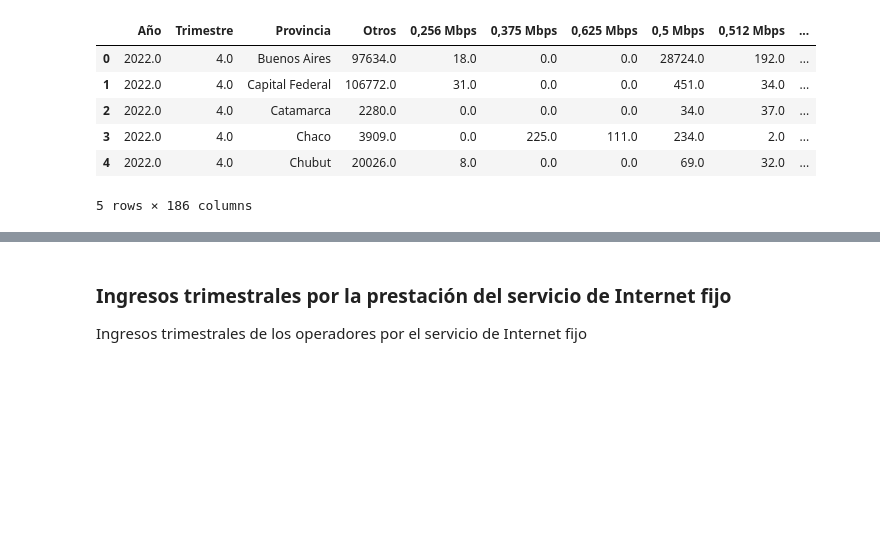
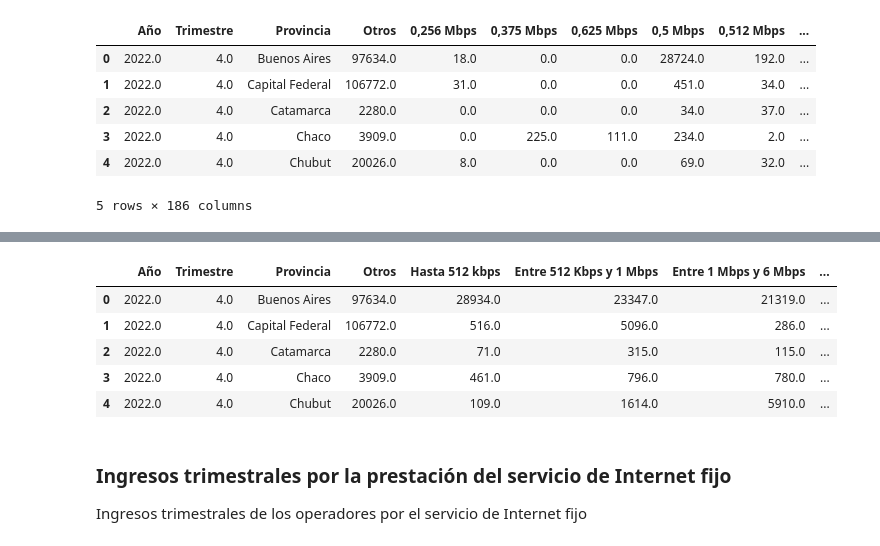
Before and after one commit to CarlosHadla/Proyecto-Telecomunicaciones-Carlos-Hadla, a Jupyter notebook: ETLySeleccionDeDatos.ipynb, the cells around one changed output, grey strips where cells are left out. Cells and saved outputs as stored; diff of their text form; code cells hidden in the pictures; blank space fills up the shorter version.

```diff
--- a/ETLySeleccionDeDatos.ipynb
+++ b/ETLySeleccionDeDatos.ipynb
@@ -471,3 +478,38 @@ prov_dis_accesos_todo_vel_bajada.head()
+# %%
+# Define los rangos de velocidad
+columnas2=['Año','Trimestre','Provincia','Otros', "Hasta 512 kbps",
+    "Entre 512 Kbps y 1 Mbps",
+    "Entre 1 Mbps y 6 Mbps",
+    "Entre 6 Mbps y 10 Mbps",
+    "Entre 20 Mbps y 30 Mbps",
+    "Entre 30 Mbps y 50 Mbps",
+    "Entre 50 Mbps y 100 Mbps",
+    "Entre 100 Mbps y 200 Mbps",
+    "Entre 200 Mbps y 500 Mbps",
+    "Más de 500 Mbps"]
+rangos_velocidad = {
+    "Hasta 512 kbps": ["0,256 Mbps", "0,375 Mbps", "0,5 Mbps", "0,512 Mbps"],
+    "Entre 512 Kbps y 1 Mbps": ["0,625 Mbps", "0,75 Mbps", "1 Mbps", "1,2 Mbps", "1,25 Mbps"],
+    "Entre 1 Mbps y 6 Mbps": ["1,5 Mbps", "2 Mbps", "2,2 Mbps", "2,5 Mbps", "6,7 Mbps"],
+    "Entre 6 Mbps y 10 Mbps": ["3 Mbps", "3,2 Mbps", "3,3 Mbps", "3,5 Mbps", "4 Mbps", "4,5 Mbps", "5 Mbps", "6 Mbps", "6,4 Mbps"],
+    "Entre 10 Mbps y 20 Mbps": ["7 Mbps", "7,5 Mbps", "8 Mbps", "9 Mbps", "10 Mbps", "10,2 Mbps", "10,6 Mbps", "11 Mbps", "12 Mbps", "12,3 Mbps", "13 Mbps", "14 Mbps", "15 Mbps", "16 Mbps", "17 Mbps", "18 Mbps", "19 Mbps", "20 Mbps", "20,5 Mbps"],
+    "Entre 20 Mbps y 30 Mbps": ["21 Mbps", "22 Mbps", "23 Mbps", "24 Mbps", "25 Mbps", "25,1 Mbps", "25,11 Mbps", "25,5 Mbps", "26 Mbps", "27 Mbps", "28 Mbps", "29 Mbps", "30 Mbps"],
+    "Entre 30 Mbps y 50 Mbps": ["31 Mbps", "32 Mbps", "34 Mbps", "35 Mbps", "36 Mbps", "37 Mbps", "38 Mbps", "39 Mbps", "40 Mbps", "41 Mbps", "45 Mbps", "46 Mbps", "47 Mbps", "48 Mbps", "49 Mbps", "50 Mbps", "50,1 Mbps", "51 Mbps", "50,25 Mbps", "52 Mbps"],
+    "Entre 50 Mbps y 100 Mbps": ["54 Mbps", "55 Mbps", "56 Mbps", "58 Mbps", "59 Mbps", "60 Mbps", "61 Mbps", "62 Mbps", "63 Mbps", "64 Mbps", "65 Mbps", "66 Mbps", "67 Mbps", "68 Mbps", "70 Mbps", "71 Mbps", "75 Mbps", "77 Mbps", "78 Mbps", "80 Mbps", "81 Mbps", "83 Mbps", "82 Mbps", "86 Mbps","84 Mbps", "85 Mbps", "90 Mbps", "91 Mbps", "92 Mbps", "95 Mbps", "98 Mbps", "100 Mbps"],
+    "Entre 100 Mbps y 200 Mbps": ["100,25 Mbps", "105 Mbps", "109 Mbps","110 Mbps", "120 Mbps", "122 Mbps", "125 Mbps", "126 Mbps", "127 Mbps", "128 Mbps", "130 Mbps", "131 Mbps", "134 Mbps", "137 Mbps", "140 Mbps", "145 Mbps", "150 Mbps", "157 Mbps", "158 Mbps","160 Mbps", "164 Mbps", "165 Mbps", "180 Mbps", "200 Mbps"],
+    "Entre 200 Mbps y 500 Mbps": ["203 Mbps", "212 Mbps", "220 Mbps", "225 Mbps", "234 Mbps", "240 Mbps", "250 Mbps", "256 Mbps", "270 Mbps", "275 Mbps", "300 Mbps", "320 Mbps", "325 Mbps", "330 Mbps", "340 Mbps", "350 Mbps", "380 Mbps", "384 Mbps", "400 Mbps", "450 Mbps", "473 Mbps", "480 Mbps", "500 Mbps"],
+    "Más de 500 Mbps": ["512 Mbps", "520 Mbps", "540 Mbps", "600 Mbps", "640 Mbps", "680 Mbps", "700 Mbps", "768 Mbps", "800 Mbps", "850 Mbps", "900 Mbps", "945 Mbps", "950 Mbps", "1000 Mbps", "1024 Mbps", "1075 Mbps", "1536 Mbps", "2000 Mbps", "2048 Mbps", "2529 Mbps", "3072 Mbps", "4000 Mbps", "5000 Mbps", "5125 Mbps", "6000 Mbps", "7000 Mbps", "8000 Mbps", "10000 Mbps"]
+}
+
+# Agrupa y suma las columnas según los rangos de velocidad
+for rango, columnas in rangos_velocidad.items():
+    prov_dis_accesos_todo_vel_bajada[rango] = prov_dis_accesos_todo_vel_bajada[columnas].sum(axis=1)
+
+# Elimina las columnas originales de velocidad
+prov_dis_accesos_todo_vel_bajada = prov_dis_accesos_todo_vel_bajada.drop(columns=columnas)
+
+
+prov_dis_accesos_todo_vel_bajada=prov_dis_accesos_todo_vel_bajada[columnas2]
 # %%
 prov_dis_accesos_todo_vel_bajada.info()
 # %% [output]
@@ -479,3 +533,12 @@ memory usage: 734.0+ KB
+# %%
+prov_dis_accesos_todo_vel_bajada.head()
+# %% [output]
+|  | Año | Trimestre | Provincia | Otros | Hasta 512 kbps | Entre 512 Kbps y 1 Mbps | Entre 1 Mbps y 6 Mbps | ... |
+| 0 | 2022.0 | 4.0 | Buenos Aires | 97634.0 | 28934.0 | 23347.0 | 21319.0 | ... |
+| 1 | 2022.0 | 4.0 | Capital Federal | 106772.0 | 516.0 | 5096.0 | 286.0 | ... |
+| 2 | 2022.0 | 4.0 | Catamarca | 2280.0 | 71.0 | 315.0 | 115.0 | ... |
+| 3 | 2022.0 | 4.0 | Chaco | 3909.0 | 461.0 | 796.0 | 780.0 | ... |
+| 4 | 2022.0 | 4.0 | Chubut | 20026.0 | 109.0 | 1614.0 | 5910.0 | ... |
 # %%
 prov_dis_accesos_todo_vel_bajada.to_csv("./csv_corregidos/prov_dis_accesos_todo_vel_bajada.csv", index=False)
 # %% [markdown]
```
Also changed, not shown: parts of 8 cells of this notebook, 6 other files.
